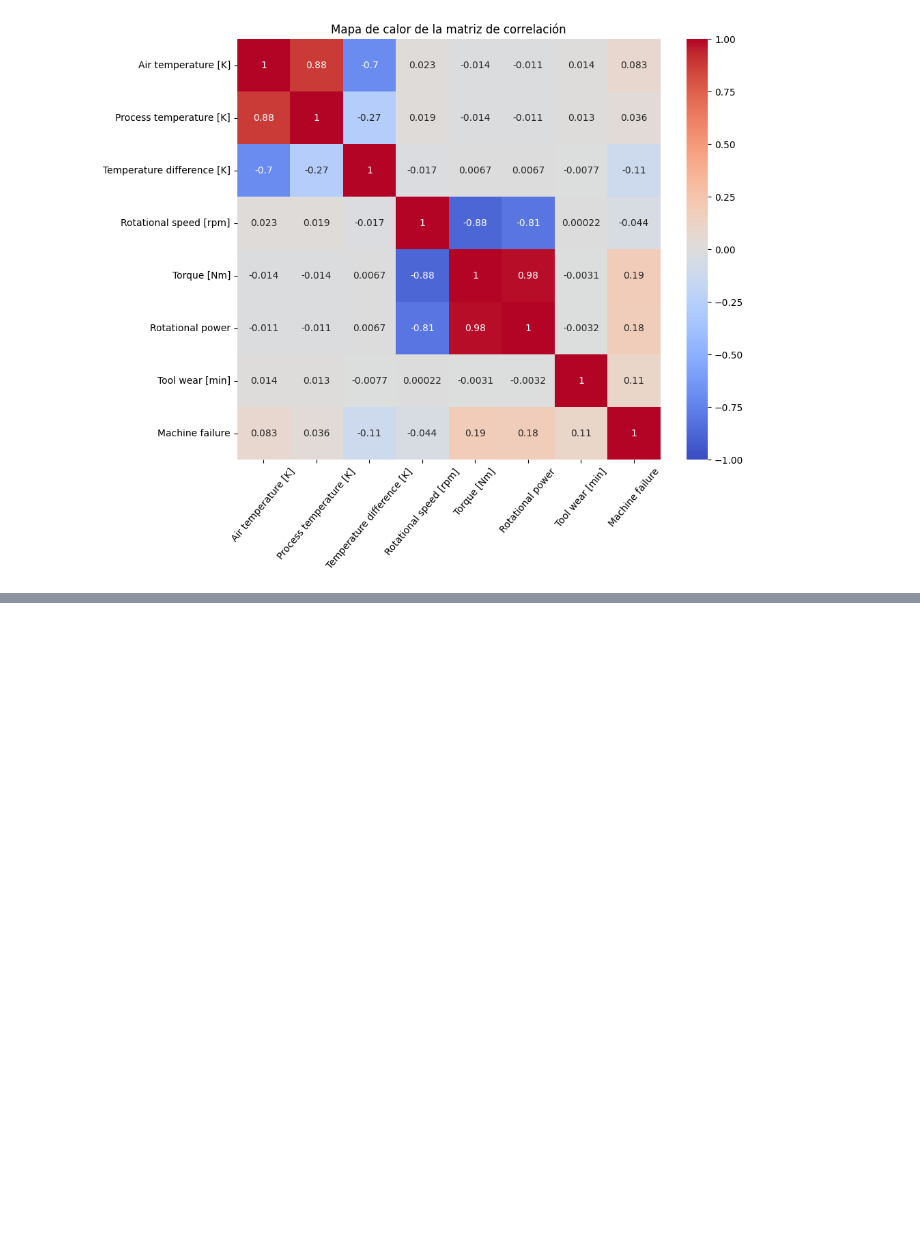
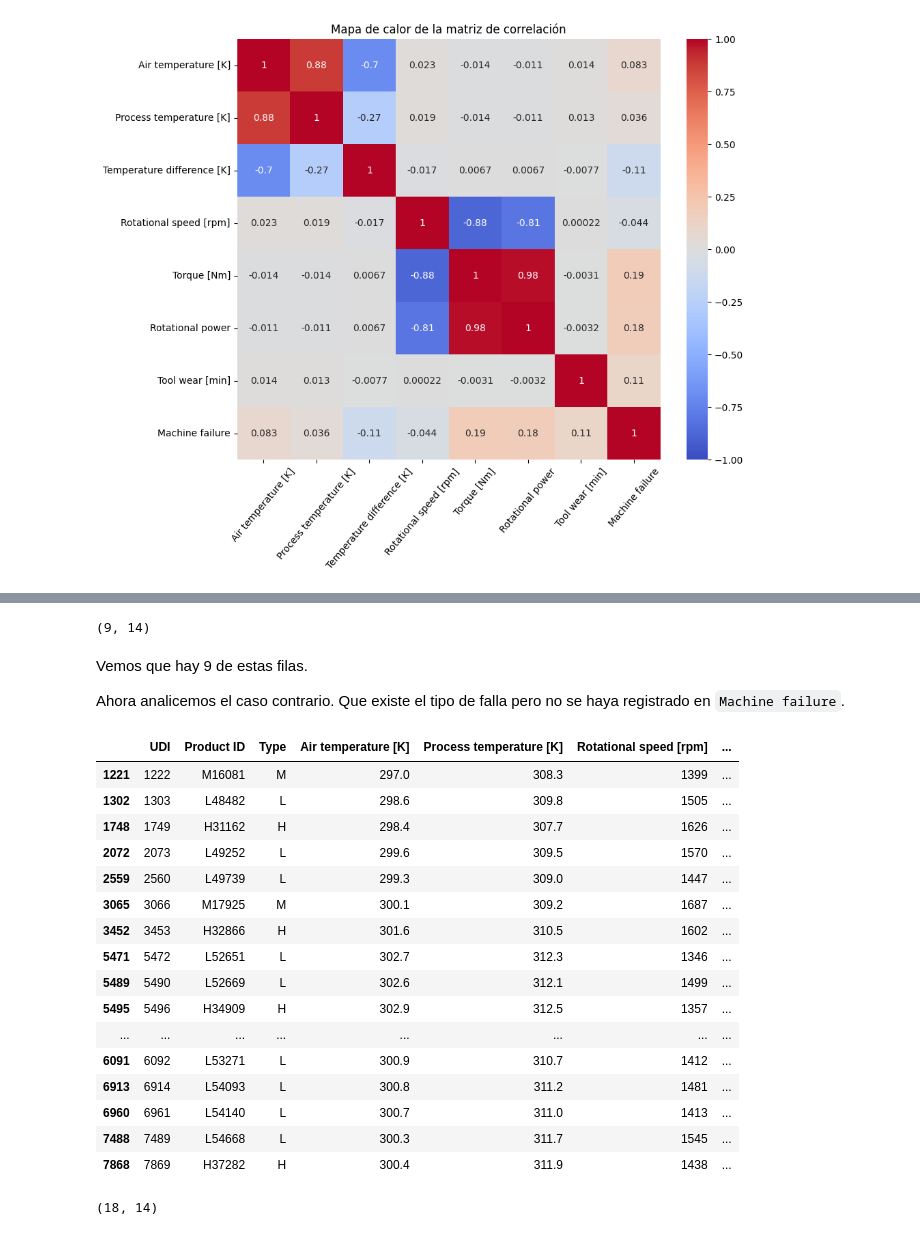
Before and after one commit to CesarArroyo09/predictive-maintenance-milling, a Jupyter notebook: EDA.ipynb, the cells around one changed output, grey strips where cells are left out. Saved outputs shown, nothing was run; the diff lists cells and outputs as text; code cells hidden in the pictures; blank space fills up the shorter version.

```diff
--- a/EDA.ipynb
+++ b/EDA.ipynb
@@ -238,0 +255,9 @@ plt.show()
+# %%
+# Mask to filter by rows which have not failure type
+not_failure_type = (
+    (machine_failure['TWF'] == 0)
+    & (machine_failure['HDF'] == 0)
+    & (machine_failure['PWF'] == 0)
+    & (machine_failure['OSF'] == 0)
+    & (machine_failure['RNF'] == 0)
+)
@@ -238,0 +278,32 @@ plt.show()
+# %%
+machine_failure[(machine_failure['Machine failure'] == 1) & not_failure_type].shape
+# %% [output]
+(9, 14)
+# %% [markdown]
+Vemos que hay 9 de estas filas.
+
+Ahora analicemos el caso contrario. Que existe el tipo de falla pero no se haya registrado en `Machine failure`.
+# %%
+machine_failure[(machine_failure['Machine failure'] == 0) & ~not_failure_type]
+# %% [output]
+|  | UDI | Product ID | Type | Air temperature [K] | Process temperature [K] | Rotational speed [rpm] | ... |
+| 1221 | 1222 | M16081 | M | 297.0 | 308.3 | 1399 | ... |
+| 1302 | 1303 | L48482 | L | 298.6 | 309.8 | 1505 | ... |
+| 1748 | 1749 | H31162 | H | 298.4 | 307.7 | 1626 | ... |
+| 2072 | 2073 | L49252 | L | 299.6 | 309.5 | 1570 | ... |
+| 2559 | 2560 | L49739 | L | 299.3 | 309.0 | 1447 | ... |
+| 3065 | 3066 | M17925 | M | 300.1 | 309.2 | 1687 | ... |
+| 3452 | 3453 | H32866 | H | 301.6 | 310.5 | 1602 | ... |
+| 5471 | 5472 | L52651 | L | 302.7 | 312.3 | 1346 | ... |
+| 5489 | 5490 | L52669 | L | 302.6 | 312.1 | 1499 | ... |
+| 5495 | 5496 | H34909 | H | 302.9 | 312.5 | 1357 | ... |
+| ... | ... | ... | ... | ... | ... | ... | ... |
+| 6091 | 6092 | L53271 | L | 300.9 | 310.7 | 1412 | ... |
+| 6913 | 6914 | L54093 | L | 300.8 | 311.2 | 1481 | ... |
+| 6960 | 6961 | L54140 | L | 300.7 | 311.0 | 1413 | ... |
+| 7488 | 7489 | L54668 | L | 300.3 | 311.7 | 1545 | ... |
+| 7868 | 7869 | H37282 | H | 300.4 | 311.9 | 1438 | ... |
+# %%
+machine_failure[(machine_failure['Machine failure'] == 0) & ~not_failure_type].shape
+# %% [output]
+(18, 14)
```
Also changed, not shown: parts of 17 cells of this notebook.
